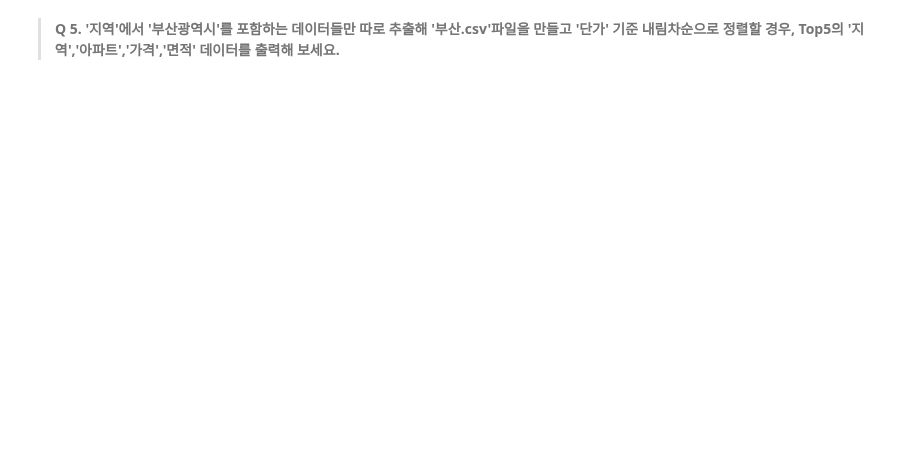
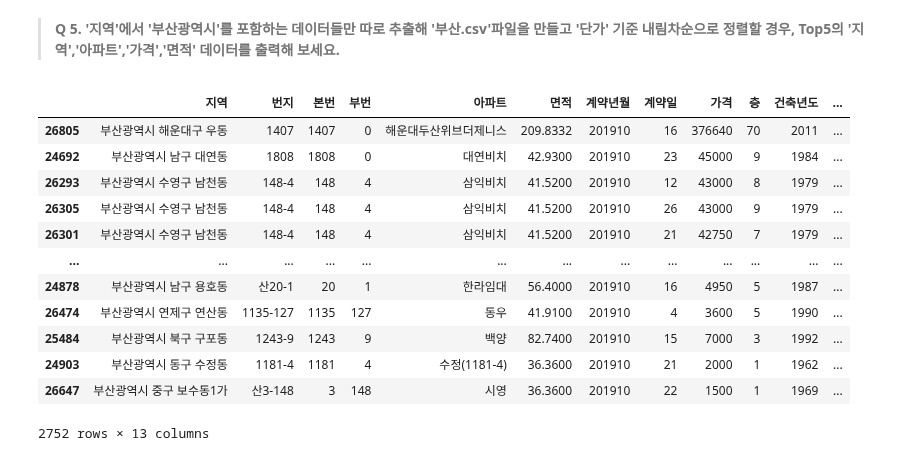
Before and after one commit to arkwith7/aSSIST_ML, a Jupyter notebook: Python1/aSSIST MBA_Review과제1.ipynb, the cells around one changed output. Cells and saved outputs as stored; diff of their text form; code cells hidden in the pictures; blank space fills up the shorter version.

```diff
--- a/Python1/aSSIST MBA_Review과제1.ipynb
+++ b/Python1/aSSIST MBA_Review과제1.ipynb
@@ -75,7 +75,7 @@ apt.head()
 | 3 | 강원도 강릉시 견소동 | 289 | 289 | 0 | 송정해변신도브래뉴아파트 | 84.990 | 201910 | 12 | 20600 | 3 | 2005 | ... |
 | 4 | 강원도 강릉시 견소동 | 289 | 289 | 0 | 송정해변신도브래뉴아파트 | 84.990 | 201910 | 20 | 20500 | 1 | 2005 | ... |
 # %%
-filtered_price_df = apt.sort_values("단가", ascending=False)
+filtered_price_df = apt.sort_values(by = '단가', ascending=False)
 filtered_price_df.head()
 # %% [output]
 |  | 지역 | 번지 | 본번 | 부번 | 아파트 | 면적 | 계약년월 | 계약일 | 가격 | 층 | 건축년도 | ... |
@@ -94,2 +103,18 @@ InvalidIndexError: (27011     True
 # %% [markdown]
 > **Q 5. '지역'에서 '부산광역시'를 포함하는 데이터들만 따로 추출해 '부산.csv'파일을 만들고 '단가' 기준 내림차순으로 정렬할 경우, Top5의 '지역','아파트','가격','면적' 데이터를 출력해 보세요.**
+# %%
+filtered_price_df.loc[(filtered_price_df.지역.str.find('부산광역시') > -1)]
+# %% [output]
+|  | 지역 | 번지 | 본번 | 부번 | 아파트 | 면적 | 계약년월 | 계약일 | 가격 | 층 | 건축년도 | ... |
+| 26805 | 부산광역시 해운대구 우동 | 1407 | 1407 | 0 | 해운대두산위브더제니스 | 209.8332 | 201910 | 16 | 376640 | 70 | 2011 | ... |
+| 24692 | 부산광역시 남구 대연동 | 1808 | 1808 | 0 | 대연비치 | 42.9300 | 201910 | 23 | 45000 | 9 | 1984 | ... |
+| 26293 | 부산광역시 수영구 남천동 | 148-4 | 148 | 4 | 삼익비치 | 41.5200 | 201910 | 12 | 43000 | 8 | 1979 | ... |
+| 26305 | 부산광역시 수영구 남천동 | 148-4 | 148 | 4 | 삼익비치 | 41.5200 | 201910 | 26 | 43000 | 9 | 1979 | ... |
+| 26301 | 부산광역시 수영구 남천동 | 148-4 | 148 | 4 | 삼익비치 | 41.5200 | 201910 | 21 | 42750 | 7 | 1979 | ... |
+| ... | ... | ... | ... | ... | ... | ... | ... | ... | ... | ... | ... | ... |
+| 24878 | 부산광역시 남구 용호동 | 산20-1 | 20 | 1 | 한라임대 | 56.4000 | 201910 | 16 | 4950 | 5 | 1987 | ... |
+| 26474 | 부산광역시 연제구 연산동 | 1135-127 | 1135 | 127 | 동우 | 41.9100 | 201910 | 4 | 3600 | 5 | 1990 | ... |
+| 25484 | 부산광역시 북구 구포동 | 1243-9 | 1243 | 9 | 백양 | 82.7400 | 201910 | 15 | 7000 | 3 | 1992 | ... |
+| 24903 | 부산광역시 동구 수정동 | 1181-4 | 1181 | 4 | 수정(1181-4) | 36.3600 | 201910 | 21 | 2000 | 1 | 1962 | ... |
+| 26647 | 부산광역시 중구 보수동1가 | 산3-148 | 3 | 148 | 시영 | 36.3600 | 201910 | 22 | 1500 | 1 | 1969 | ... |
+2752 rows × 13 columns
```
Also changed, not shown: parts of 5 cells of this notebook, 2 other files.
